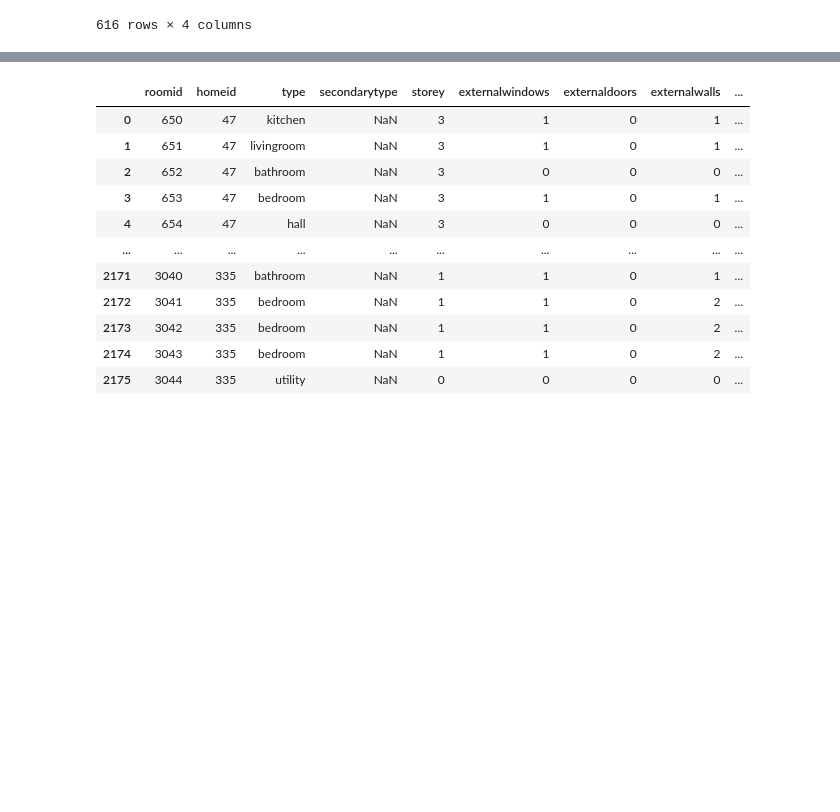
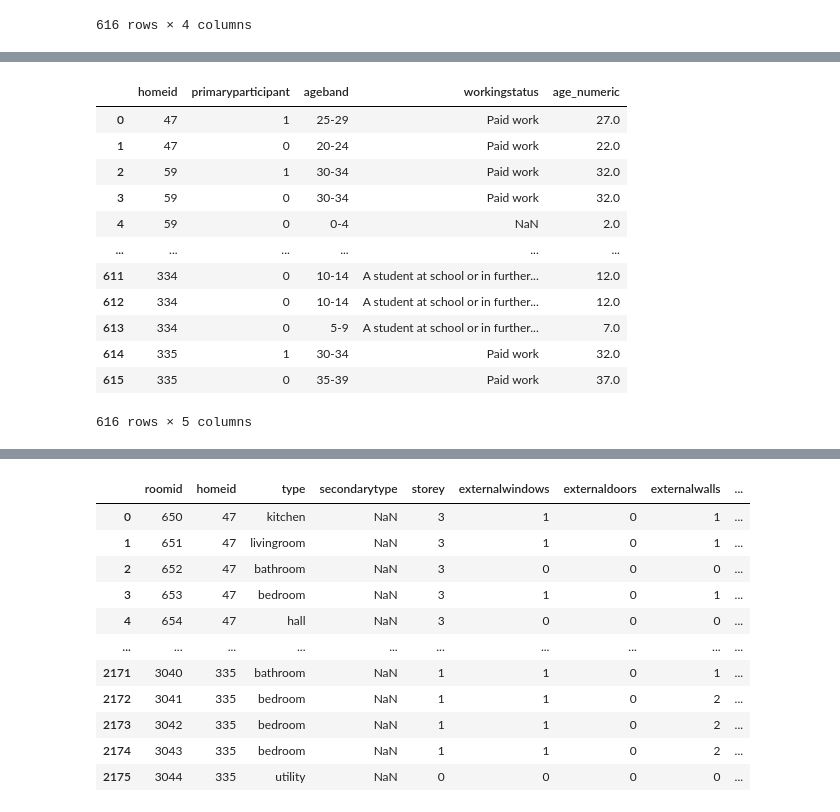
Before and after one commit to Peekaboo64534/CONSUMPTION_PREDICTION, a Jupyter notebook: thais_notebook/Metadata.ipynb, the cells around one changed output, grey strips where cells are left out. Cells and saved outputs as stored; diff of their text form; code cells hidden in the pictures; blank space fills up the shorter version.

```diff
--- a/thais_notebook/Metadata.ipynb
+++ b/thais_notebook/Metadata.ipynb
@@ -512,0 +538,37 @@ df_person
+# %%
+ageband_mapped = {
+    '0-4': 2,
+    '5-9': 7,
+    '10-14': 12,
+    '15-19': 17,
+    '20-24': 22,
+    '25-29': 27,
+    '30-34': 32,
+    '35-39': 37,
+    '40-44': 42,
+    '45-49': 47,
+    '50-54': 52,
+    '55-59': 57,
+    '60-64': 62,
+    '65-69': 67,
+    '70-74': 72,
+    '75-79': 77,
+    '80+': 85
+}
+
+df_person['age_numeric'] = df_person['ageband'].map(ageband_mapped)
+df_person
+# %% [output]
+|  | homeid | primaryparticipant | ageband | workingstatus | age_numeric |
+| 0 | 47 | 1 | 25-29 | Paid work | 27.0 |
+| 1 | 47 | 0 | 20-24 | Paid work | 22.0 |
+| 2 | 59 | 1 | 30-34 | Paid work | 32.0 |
+| 3 | 59 | 0 | 30-34 | Paid work | 32.0 |
+| 4 | 59 | 0 | 0-4 | NaN | 2.0 |
+| ... | ... | ... | ... | ... | ... |
+| 611 | 334 | 0 | 10-14 | A student at school or in further... | 12.0 |
+| 612 | 334 | 0 | 10-14 | A student at school or in further... | 12.0 |
+| 613 | 334 | 0 | 5-9 | A student at school or in further... | 7.0 |
+| 614 | 335 | 1 | 30-34 | Paid work | 32.0 |
+| 615 | 335 | 0 | 35-39 | Paid work | 37.0 |
+616 rows × 5 columns
```
Also changed, not shown: parts of 10 cells of this notebook, 5 other files.
